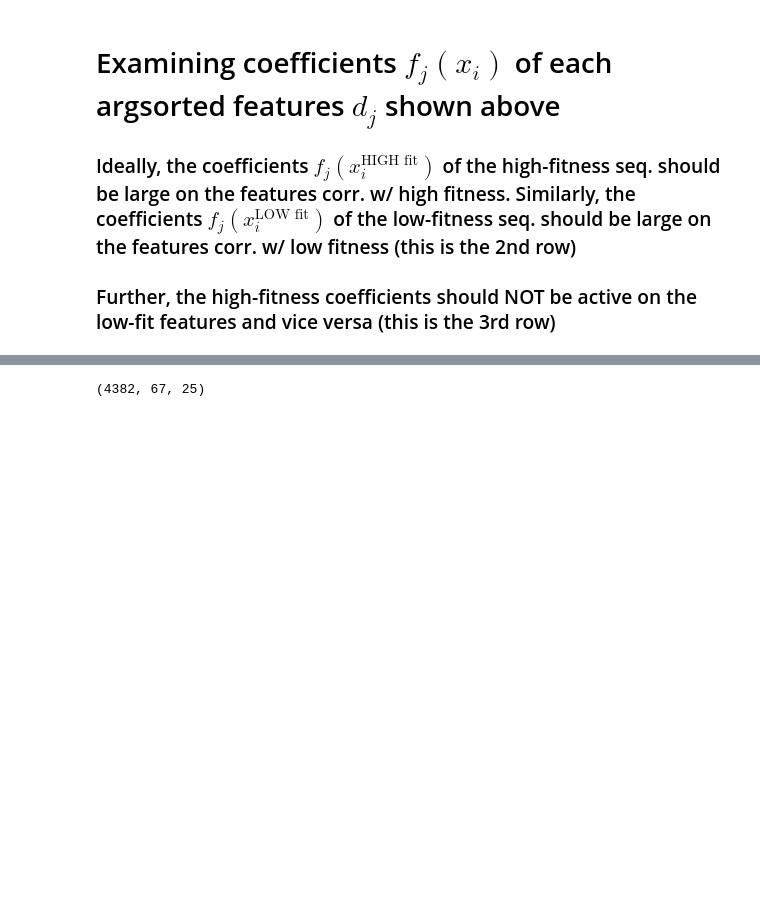
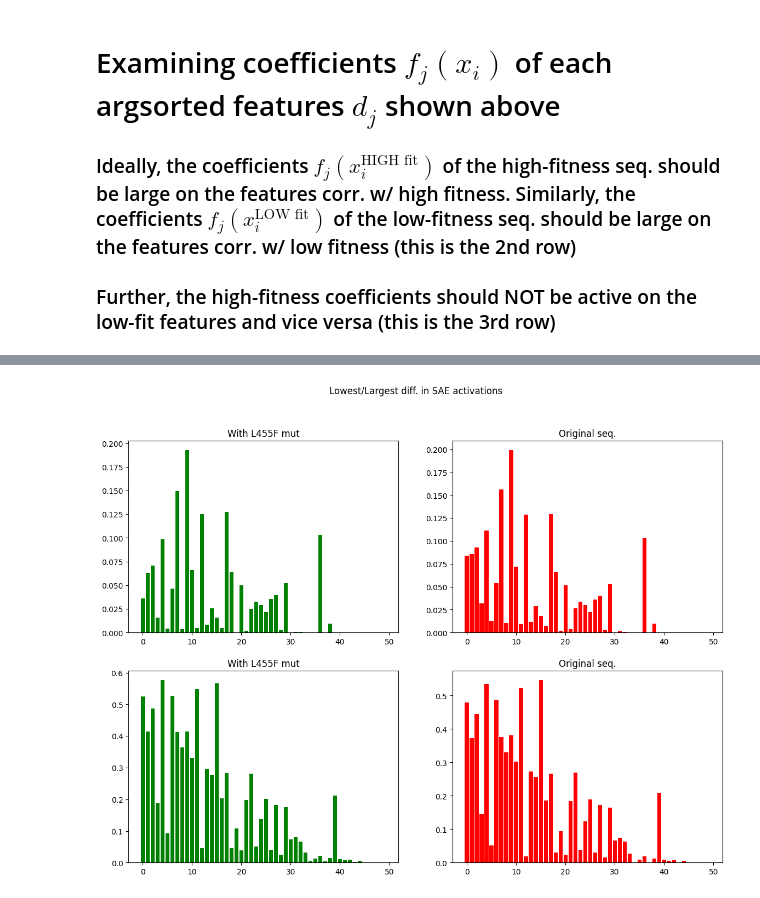
Before and after one commit to blab/mutational-embedding-vectors, a Jupyter notebook: notebooks/plm_circuits/ex21_covfit_SAE.ipynb, the cells around one changed output, grey strips where cells are left out. Saved outputs shown, nothing was run; the diff lists cells and outputs as text; code cells hidden in the pictures; blank space fills up the shorter version.

```diff
--- a/notebooks/plm_circuits/ex21_covfit_SAE.ipynb
+++ b/notebooks/plm_circuits/ex21_covfit_SAE.ipynb
@@ -484,11 +484,11 @@ plt.show()
 ### Ideally, the coefficients $f_j(x_i^{\text{HIGH fit}})$ of the high-fitness seq. should be large on the features corr. w/ high fitness. Similarly, the coefficients $f_j(x_i^{\text{LOW fit}})$ of the low-fitness seq. should be large on the features corr. w/ low fitness (this is the 2nd row)
 ### Further, the high-fitness coefficients should NOT be active on the low-fit features and vice versa (this is the 3rd row)
 # %%
-high_fitness_acts = sae_data_activations[high_fitness_dset_indices, :]
-low_fitness_acts = sae_data_activations[low_fitness_dset_indices, :]
+high_fitness_acts = sae_data_activations[new_idx, :]
+low_fitness_acts = sae_data_activations[orig_idx, :]
 # %%
 _, _, high_fitness_sae_coefs, high_fit_recon = jumprelu_sae.forward(high_fitness_acts[:, None, :] * MAGNIFICATION_SIZE) #[batch, 1, d_sae], 1 for the n_inst which will be removed
 _, _, low_fitness_sae_coefs, low_fit_recon = jumprelu_sae.forward(low_fitness_acts[:, None, :] * MAGNIFICATION_SIZE) #[batch, 1, d_sae], 1 for the n_inst which will be removed
 
-mean_high_fit_sae_coefs = high_fitness_sae_coefs.mean(dim=0)[0].detach().cpu().numpy() / MAGNIFICATION_SIZE
-mean_low_fit_sae_coefs = low_fitness_sae_coefs.mean(dim=0)[0].detach().cpu().numpy() / MAGNIFICATION_SIZE
+mean_high_fit_sae_coefs = high_fitness_sae_coefs.mean(dim=0)[0] / MAGNIFICATION_SIZE
+mean_low_fit_sae_coefs = low_fitness_sae_coefs.mean(dim=0)[0] / MAGNIFICATION_SIZE
@@ -754,4 +494,0 @@ torch.cuda.empty_cache()
-# %%
-print(output_sae_coefs_over_layer.shape)
-# %% [output]
-(4382, 67, 25)
@@ -801,0 +495,24 @@ fig.show()
+# %%
+sae_botk_vals, sae_botk_inds = (mean_high_fit_sae_coefs - mean_low_fit_sae_coefs).topk(k=50, largest=False)
+disp_sae_botk_inds = sae_botk_inds.cpu().numpy()
+
+sae_topk_vals, sae_topk_inds = (mean_high_fit_sae_coefs - mean_low_fit_sae_coefs).topk(k=50, largest=True)
+disp_sae_topk_inds = sae_topk_inds.cpu().numpy()
+
+disp_hf_sae_coefs = mean_high_fit_sae_coefs.cpu().numpy()
+disp_lf_sae_coefs = mean_low_fit_sae_coefs.cpu().numpy()
+# %%
+fig, ax = plt.subplots(2,2,figsize=(14,10))
+fig.suptitle("Lowest/Largest diff. in SAE activations")
+ax[0,0].bar(list(range(disp_sae_botk_inds.shape[0])), disp_hf_sae_coefs[disp_sae_botk_inds], color="green", linewidth=10)
+ax[0,1].bar(list(range(disp_sae_botk_inds.shape[0])), disp_lf_sae_coefs[disp_sae_botk_inds], color="red", linewidth=10)
+ax[0,0].set_title("With L455F mut")
+ax[0,1].set_title("Original seq.")
+
+ax[1,0].bar(list(range(disp_sae_topk_inds.shape[0])), disp_hf_sae_coefs[disp_sae_topk_inds], color="green", linewidth=10)
+ax[1,1].bar(list(range(disp_sae_topk_inds.shape[0])), disp_lf_sae_coefs[disp_sae_topk_inds], color="red", linewidth=10)
+ax[1,0].set_title("With L455F mut")
+ax[1,1].set_title("Original seq.")
+plt.show()
+# %% [output]
+[figure, added]
```
Also changed, not shown: parts of 59 cells of this notebook, 1 other file.
